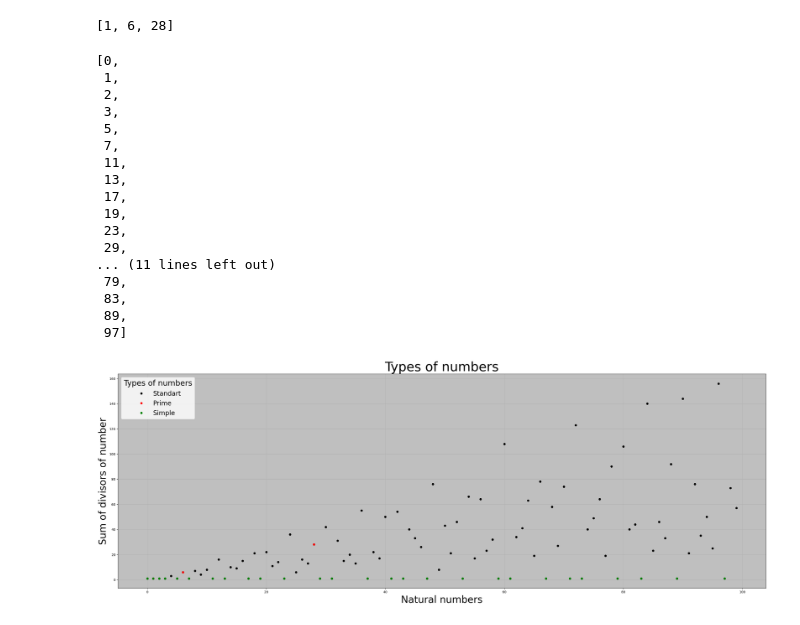
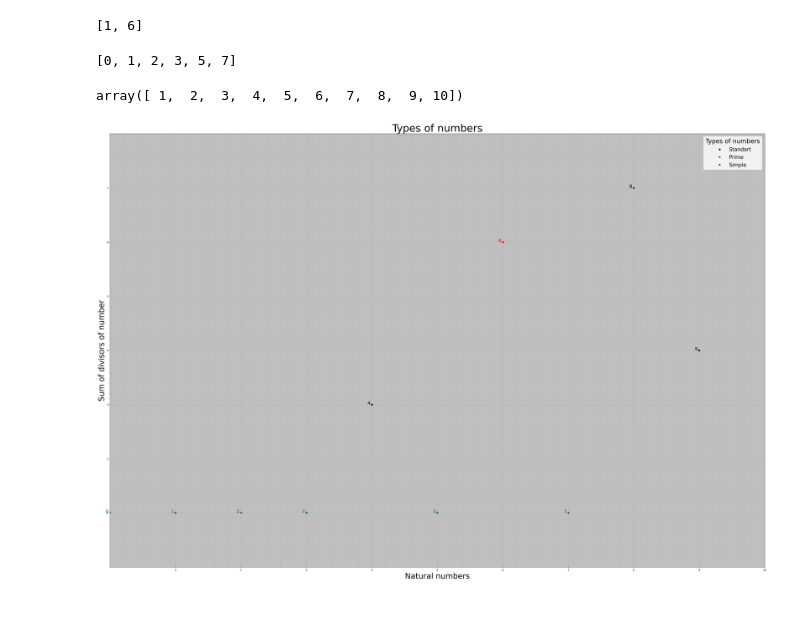
Before and after one commit to Kordebalet67/Prime_numbers, a Jupyter notebook: prime_numbers.ipynb, the cells around one changed output. Saved outputs shown, nothing was run; the diff lists cells and outputs as text; code cells hidden in the pictures.

```diff
--- a/prime_numbers.ipynb
+++ b/prime_numbers.ipynb
@@ -10,7 +10,7 @@ def sum_dividers(number: int) -> int:
 
     return dividers_sum
 # %%
-n = 100
+n = 10
 
 x = list(range(0, n, 1))
 y = [sum_dividers(item) for item in x]
@@ -38,31 +38,21 @@ def is_simple(x: list, y: list):
 x_prime, y_prime = is_prime(x, y)
 y_prime
 # %% [output]
-[1, 6, 28]
+[1, 6]
 # %%
 x_simple, y_simple = is_simple(x, y)
 x_simple
 # %% [output]
-[0,
- 1,
- 2,
- 3,
- 5,
- 7,
- 11,
- 13,
- 17,
- 19,
- 23,
- 29,
-... (11 lines left out)
- 79,
- 83,
- 89,
- 97]
+[0, 1, 2, 3, 5, 7]
+# %%
+import numpy
+numpy.arange(1, max(x)+2, 1)
+# %% [output]
+array([ 1,  2,  3,  4,  5,  6,  7,  8,  9, 10])
 # %%
 import plotly.express as px
 import pandas as pd
+import numpy as np
 
 prime = ["is prime" for i in range (0, len(x_prime))]
 data_prime = {'x_prime': x_prime, 'y_prime': y_prime, 'is_prime': prime}
@@ -71,32 +61,49 @@ df_prime = pd.DataFrame(data = data_prime)
 fig = px.scatter(df_prime, x="x_prime", y="y_prime", hover_data=["is_prime"])
 
 simple = ["is prime" for i in range (0, len(x_simple))]
 data_simple = {'x_simple': x_simple, 'y_simple': y_simple, 'is_simple': simple}
 df_simple = pd.DataFrame(data = data_simple)
 
 fig = px.scatter(df_simple, x="x_simple", y="y_simple", hover_data=["is_simple"])
-fig = plt.figure(figsize=(36, 12))
+fig = plt.figure(figsize=(36, 24))
 
 
 #fig_prime.patch.set_facecolor('grey')
 ax = fig.add_subplot()
 ax.patch.set_facecolor('grey')
 ax.patch.set_alpha(0.5)
 
 plt.plot(x, y, 'ok', label='Standart')
 plt.plot(x_prime, y_prime, 'or', label='Prime')
 plt.plot(x_simple, y_simple, 'og', label='Simple')
+plt.xticks(np.arange(1, max(x)+2, 1)) # шаг 1
+plt.yticks(np.arange(1, max(y)+1, 1)) # шаг 1
+# Установка лимитов для осей
+plt.xlim([0, max(x)+1])
+plt.ylim([0, max(y)+1])
 # включаем основную сетку
 plt.grid(which='major')
 # включаем дополнительную сетку
+plt.minorticks_on()
 plt.grid(which='minor', linestyle=':')
+plt.tight_layout()
+
+# Добавление подписей к каждой точке
+for i in range(len(x)):
+    if y[i] == 1:
+        plt.text(x[i], y[i], f'{x[i]:.0f} ', fontsize=18, ha='right', color = 'g')
+    elif x[i] == y[i]:
+        plt.text(x[i], y[i], f'{x[i]:.0f} ', fontsize=18, ha='right', color = 'r')
+    else:
+        plt.text(x[i], y[i], f'{x[i]:.0f} ', fontsize=18, ha='right', color = 'k')
+
 
 plt.title('Types of numbers', fontsize = 40)
 plt.xlabel('Natural numbers', fontsize = 30)
 plt.ylabel('Sum of divisors of number', fontsize = 30)
 #plt.semilogy()
 plt.legend (title='Types of numbers', fontsize = 20, title_fontsize = 24)
 
 plt.show()
 # %% [output]
-[figure, old version]
+[figure, new version]
```
